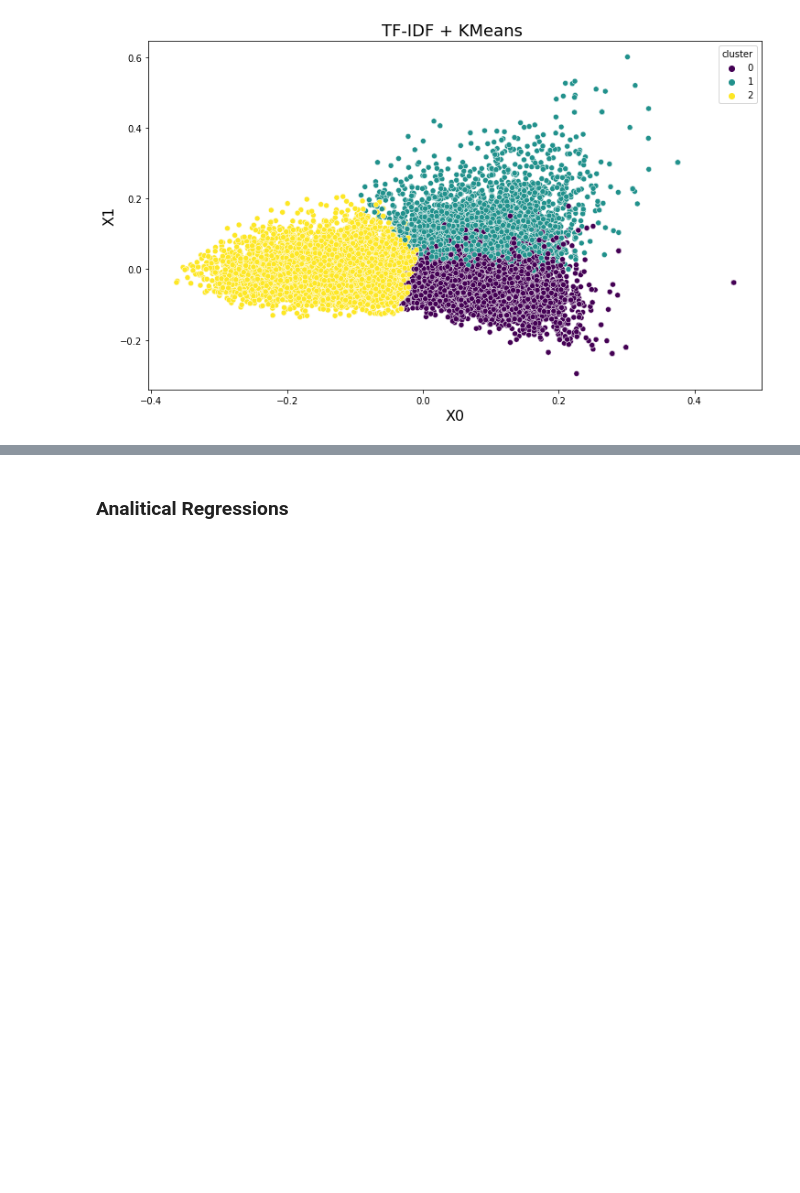
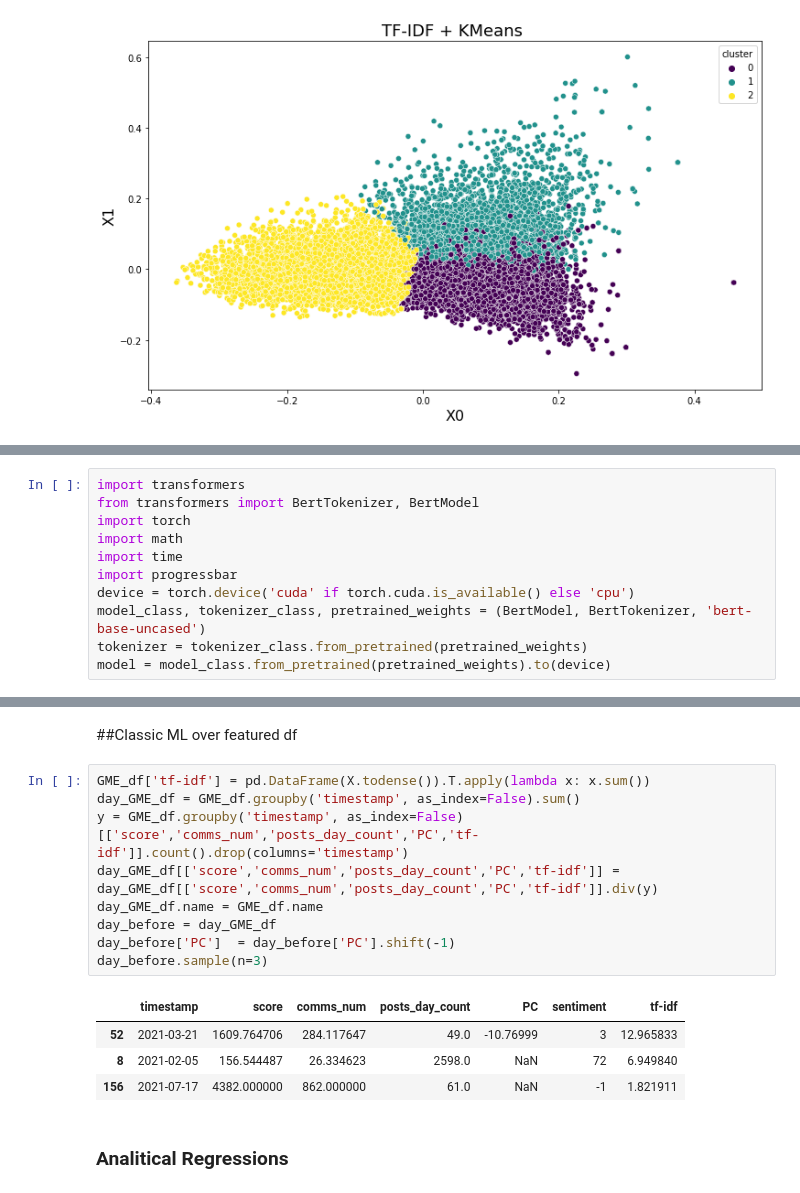
Before and after one commit to amit-shahar/StockValues, a Jupyter notebook: StocksValues.ipynb, the cells around one changed output, grey strips where cells are left out. Drawn from its saved outputs; the diff is of its cells as text; blank space fills up the shorter version.

```diff
--- a/StocksValues.ipynb
+++ b/StocksValues.ipynb
@@ -1084,0 +1125,11 @@ plt.show()
+# %%
+import transformers
+from transformers import BertTokenizer, BertModel
+import torch
+import math
+import time
+import progressbar
+device = torch.device('cuda' if torch.cuda.is_available() else 'cpu')
+model_class, tokenizer_class, pretrained_weights = (BertModel, BertTokenizer, 'bert-base-uncased')
+tokenizer = tokenizer_class.from_pretrained(pretrained_weights)
+model = model_class.from_pretrained(pretrained_weights).to(device)
@@ -1085,3 +1198,19 @@ plt.show()
+# %% [markdown]
+##Classic ML over featured df
+# %%
+GME_df['tf-idf'] = pd.DataFrame(X.todense()).T.apply(lambda x: x.sum())
+day_GME_df = GME_df.groupby('timestamp', as_index=False).sum()
+y = GME_df.groupby('timestamp', as_index=False)[['score','comms_num','posts_day_count','PC','tf-idf']].count().drop(columns='timestamp')
+day_GME_df[['score','comms_num','posts_day_count','PC','tf-idf']] = day_GME_df[['score','comms_num','posts_day_count','PC','tf-idf']].div(y)
+day_GME_df.name = GME_df.name
+day_before = day_GME_df
+day_before['PC']  = day_before['PC'].shift(-1)
+day_before.sample(n=3)
+# %% [output]
+|  | timestamp | score | comms_num | posts_day_count | PC | sentiment | tf-idf |
+| 52 | 2021-03-21 | 1609.764706 | 284.117647 | 49.0 | -10.76999 | 3 | 12.965833 |
+| 8 | 2021-02-05 | 156.544487 | 26.334623 | 2598.0 | NaN | 72 | 6.949840 |
+| 156 | 2021-07-17 | 4382.000000 | 862.000000 | 61.0 | NaN | -1 | 1.821911 |
 # %% [markdown]
 ### Analitical Regressions
 # %% [markdown]
```
Also changed, not shown: parts of 32 cells of this notebook.
